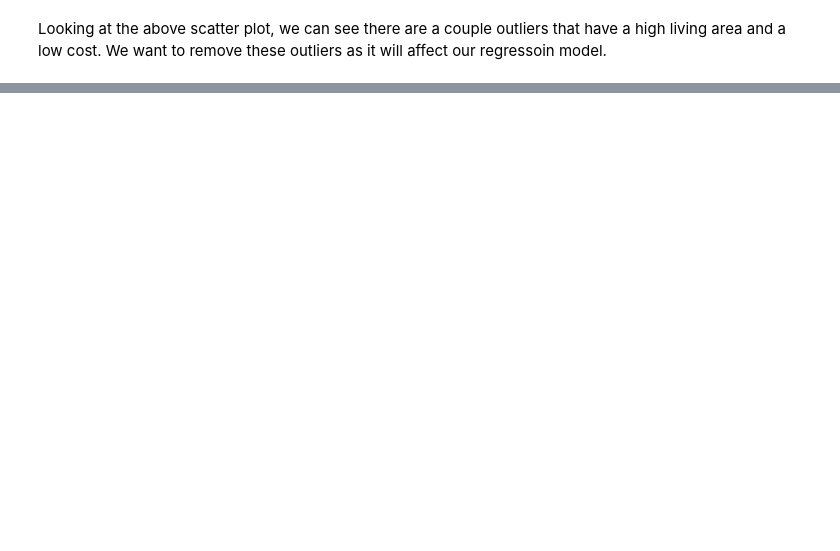
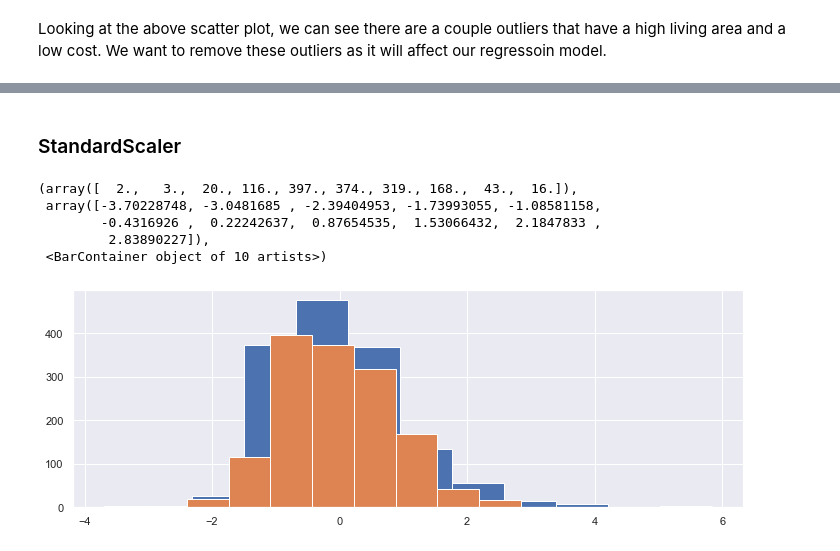
Before and after one commit to DrakeData/House_Price_EDA, a Jupyter notebook: MSDS422_Assignment1.ipynb, the cells around one changed output, grey strips where cells are left out. Saved outputs shown, nothing was run; the diff lists cells and outputs as text; code cells hidden in the pictures; blank space fills up the shorter version.

```diff
--- a/MSDS422_Assignment1.ipynb
+++ b/MSDS422_Assignment1.ipynb
@@ -221,0 +311,17 @@ title = plt.title('House Selling Price per Year')
+# %% [markdown]
+### StandardScaler
+# %%
+fig, ax = plt.subplots(figsize=(12, 4))
+
+scaler = StandardScaler()
+x_std = scaler.fit_transform(x)
+
+ax.hist(x_std[:,0])
+ax.hist(x_std[:,1])
+# %% [output]
+(array([  2.,   3.,  20., 116., 397., 374., 319., 168.,  43.,  16.]),
+ array([-3.70228748, -3.0481685 , -2.39404953, -1.73993055, -1.08581158,
+        -0.4316926 ,  0.22242637,  0.87654535,  1.53066432,  2.1847833 ,
+         2.83890227]),
+ <BarContainer object of 10 artists>)
+[figure, added]
```
Also changed, not shown: parts of 35 cells of this notebook.
